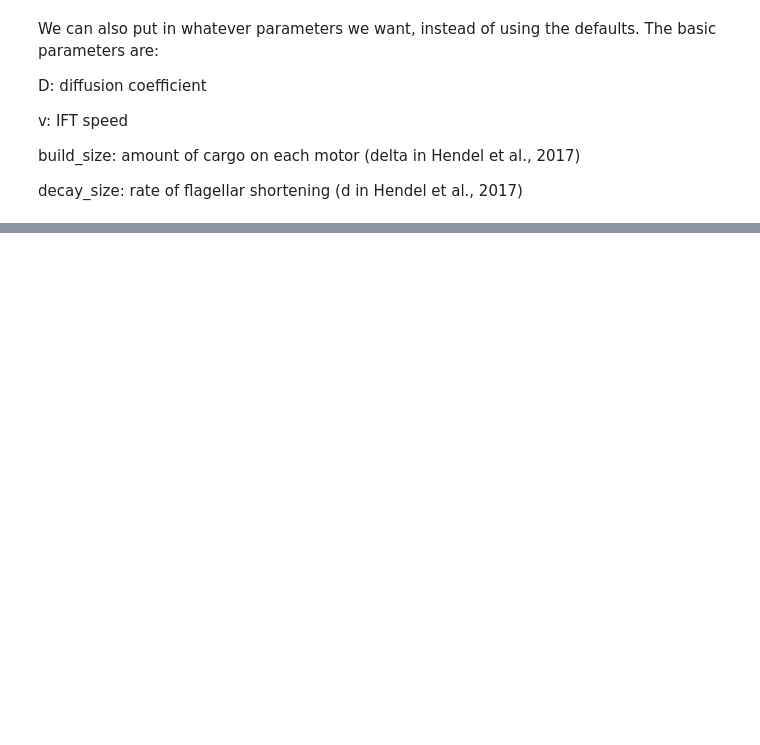
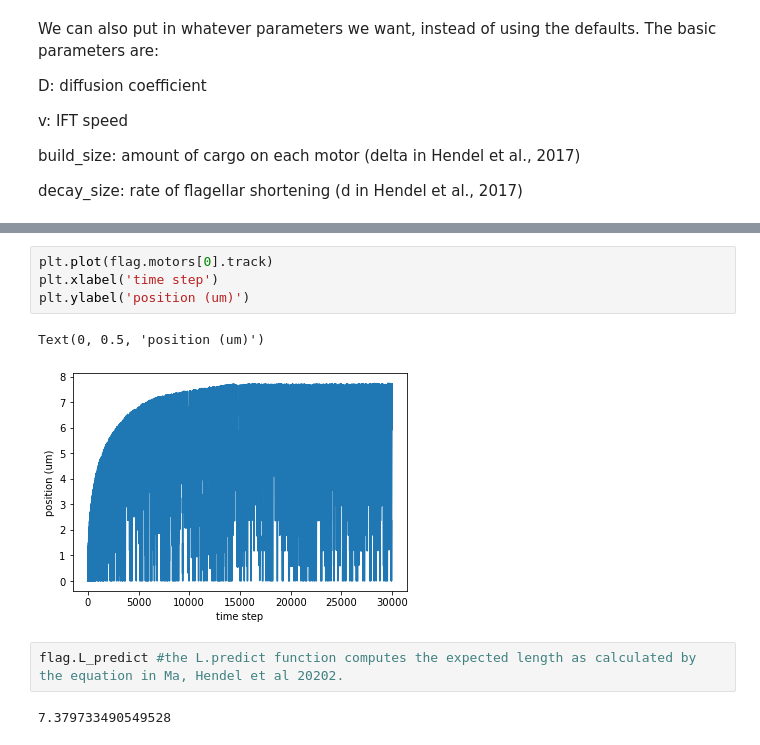
Before and after one commit to nathendel/IFT_diffusion_model, a Jupyter notebook: diffusion_model_tutorial.ipynb, the cells around one changed output, grey strips where cells are left out. Drawn from its saved outputs; the diff is of its cells as text; blank space fills up the shorter version.

```diff
--- a/diffusion_model_tutorial.ipynb
+++ b/diffusion_model_tutorial.ipynb
@@ -59,0 +92,11 @@ Text(0, 0.5, 'steady-state length (um)')
+# %%
+plt.plot(flag.motors[0].track)
+plt.xlabel('time step')
+plt.ylabel('position (um)')
+# %% [output]
+Text(0, 0.5, 'position (um)')
+[figure, added]
+# %%
+flag.L_predict #the L.predict function computes the expected length as calculated by the equation in Ma, Hendel et al 20202.
+# %% [output]
+7.379733490549528
```
Also changed, not shown: parts of 25 cells of this notebook, 1 other file.
